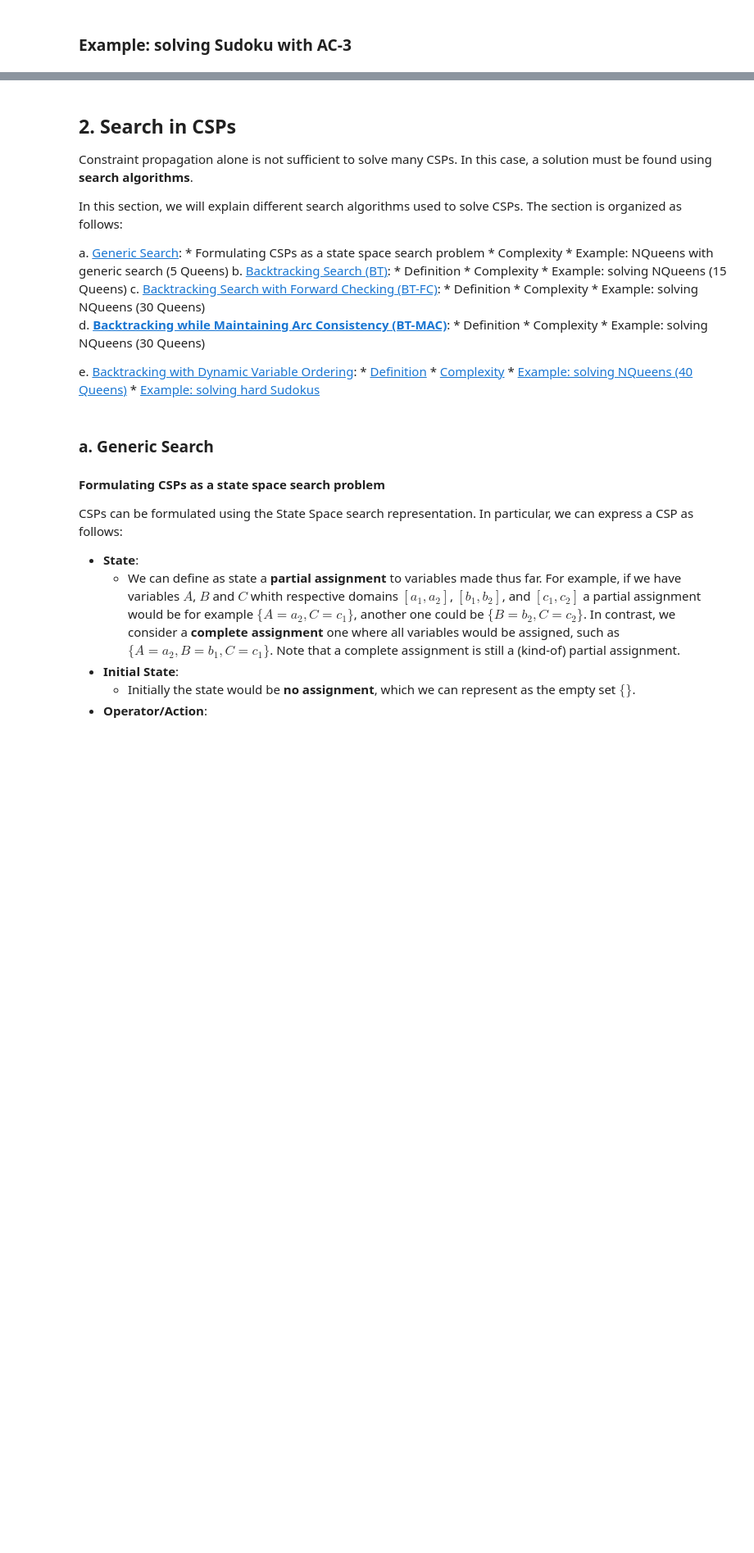
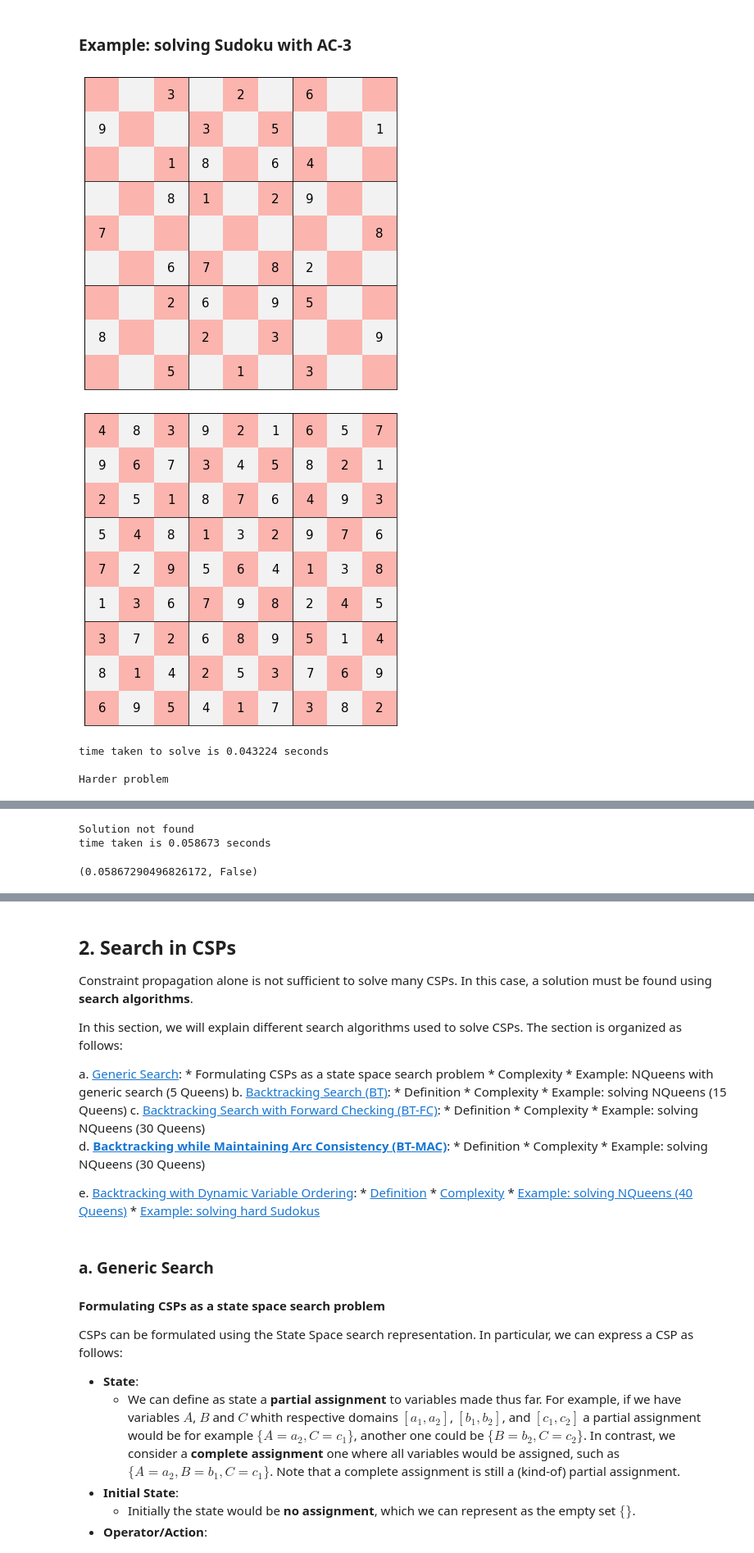
Before and after one commit to ToniRV/Constraint-Satisfaction-Notebook, a Jupyter notebook: CSPs.ipynb, the cells around one changed output, grey strips where cells are left out. Shown: that part at 82% size. Saved outputs shown, nothing was run; the diff lists cells and outputs as text; code cells hidden in the pictures; blank space fills up the shorter version.

```diff
--- a/CSPs.ipynb
+++ b/CSPs.ipynb
@@ -173,13 +200,19 @@ Using the same notations, we can see that steps $4$,$5$ require $e$ operations w
 # %%
 easy1 = '..3.2.6..9..3.5..1..18.64....81.29..7.......8..67.82....26.95..8..2.3..9..5.1.3..'
 harder1 = '4173698.5.3..........7......2.....6.....8.4......1.......6.3.7.5..2.....1.4......'
 e = Sudoku(easy1)
 e.display(e.infer_assignment())
 
-implementAC3(e)
+implementAC3(e,pr=True)
 
 print('\nHarder problem\n')
 e = Sudoku(harder1)
 e.display(e.infer_assignment())
 
-implementAC3(e)
+implementAC3(e,pr=True)
+# %% [output]
+[figure, added]
+[figure, added]
+time taken to solve is 0.043224 seconds
+
+Harder problem
@@ -185,0 +221,3 @@ implementAC3(e)
+Solution not found
+time taken is 0.058673 seconds
+(0.05867290496826172, False)
```
Also changed, not shown: parts of 13 cells of this notebook, 2 other files.
